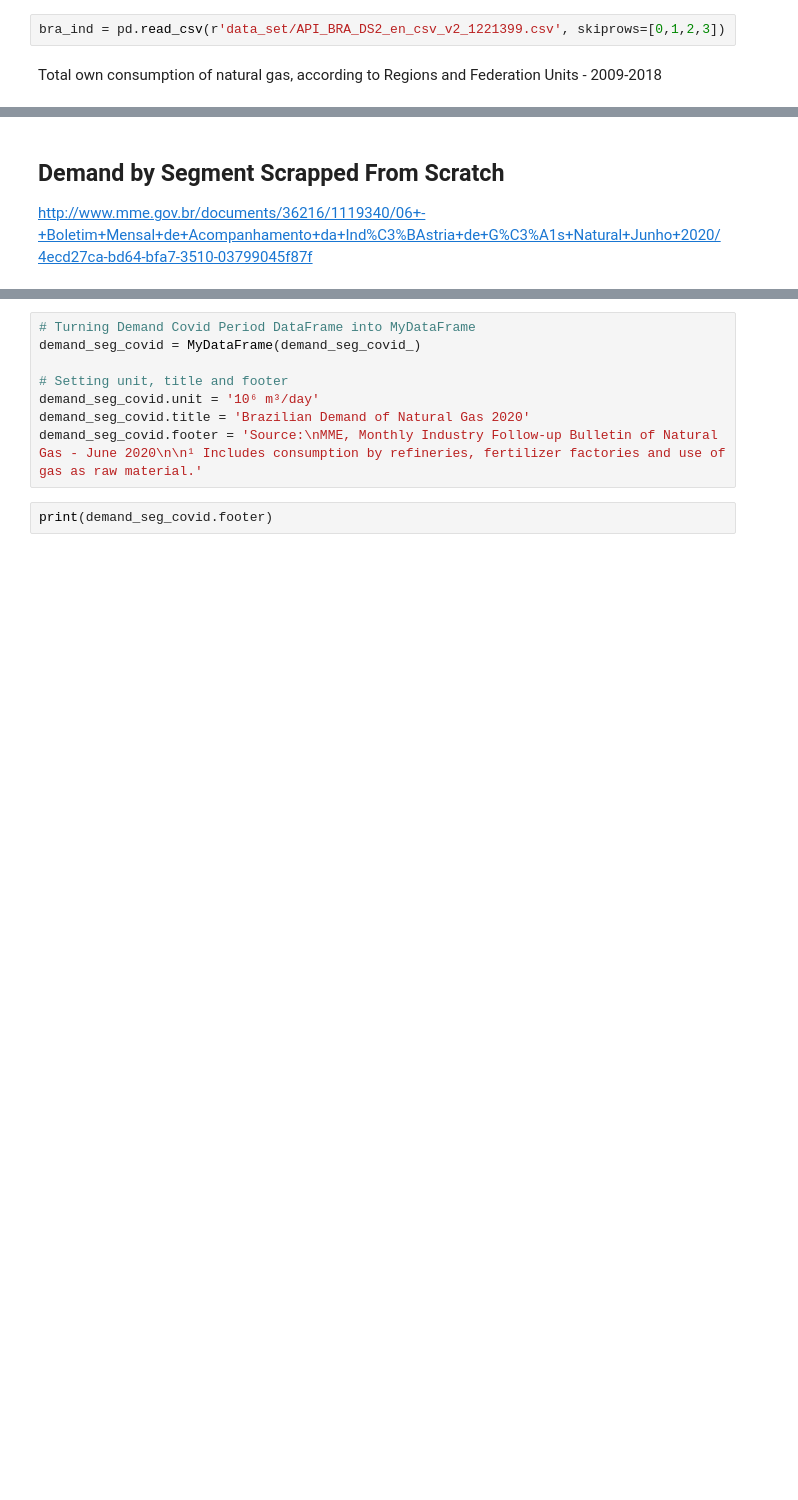
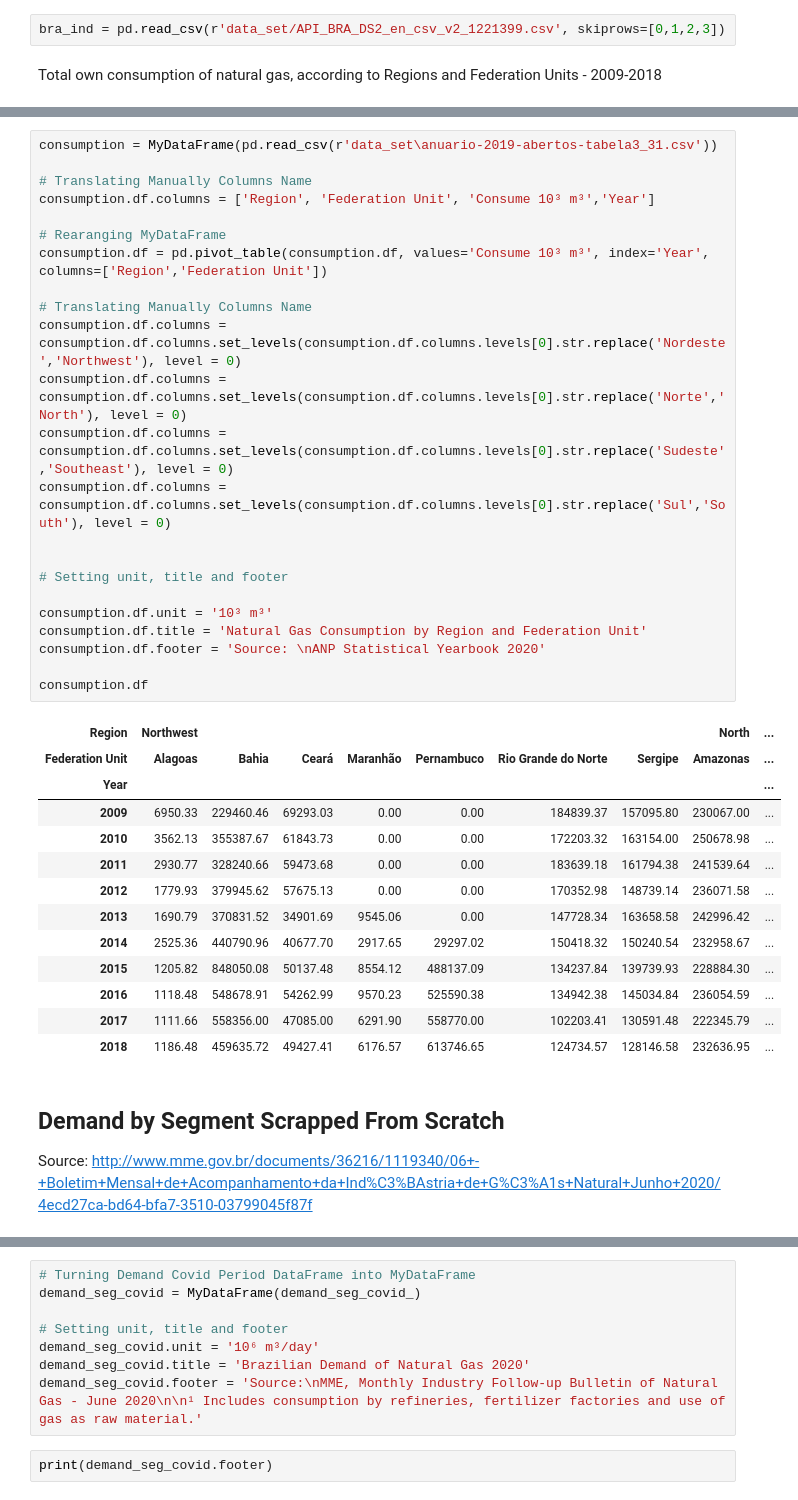
Before and after one commit to lauramsfernandes/BrazilianGasMarket, a Jupyter notebook: naturalGas_Wrangling.ipynb, the cells around one changed output, grey strips where cells are left out. Cells and saved outputs as stored; diff of their text form; blank space fills up the shorter version.

Commit message:
Fixing Consumption DataFrame

```diff
--- a/naturalGas_Wrangling.ipynb
+++ b/naturalGas_Wrangling.ipynb
@@ -433,7 +395,44 @@ consumption.df
+# %%
+consumption = MyDataFrame(pd.read_csv(r'data_set\anuario-2019-abertos-tabela3_31.csv'))
+
+# Translating Manually Columns Name
+consumption.df.columns = ['Region', 'Federation Unit', 'Consume 10³ m³','Year']
+
+# Rearanging MyDataFrame
+consumption.df = pd.pivot_table(consumption.df, values='Consume 10³ m³', index='Year', columns=['Region','Federation Unit'])
+
+# Translating Manually Columns Name
+consumption.df.columns = consumption.df.columns.set_levels(consumption.df.columns.levels[0].str.replace('Nordeste','Northwest'), level = 0)
+consumption.df.columns = consumption.df.columns.set_levels(consumption.df.columns.levels[0].str.replace('Norte','North'), level = 0)
+consumption.df.columns = consumption.df.columns.set_levels(consumption.df.columns.levels[0].str.replace('Sudeste','Southeast'), level = 0)
+consumption.df.columns = consumption.df.columns.set_levels(consumption.df.columns.levels[0].str.replace('Sul','South'), level = 0)
+
+
+# Setting unit, title and footer
+
+consumption.df.unit = '10³ m³'
+consumption.df.title = 'Natural Gas Consumption by Region and Federation Unit'
+consumption.df.footer = 'Source: \nANP Statistical Yearbook 2020'
+
+consumption.df
+# %% [output]
+| Region | Northwest |  |  |  |  |  |  | North | ... |
+| Federation Unit | Alagoas | Bahia | Ceará | Maranhão | Pernambuco | Rio Grande do Norte | Sergipe | Amazonas | ... |
+| Year |  |  |  |  |  |  |  |  | ... |
+| 2009 | 6950.33 | 229460.46 | 69293.03 | 0.00 | 0.00 | 184839.37 | 157095.80 | 230067.00 | ... |
+| 2010 | 3562.13 | 355387.67 | 61843.73 | 0.00 | 0.00 | 172203.32 | 163154.00 | 250678.98 | ... |
+| 2011 | 2930.77 | 328240.66 | 59473.68 | 0.00 | 0.00 | 183639.18 | 161794.38 | 241539.64 | ... |
+| 2012 | 1779.93 | 379945.62 | 57675.13 | 0.00 | 0.00 | 170352.98 | 148739.14 | 236071.58 | ... |
+| 2013 | 1690.79 | 370831.52 | 34901.69 | 9545.06 | 0.00 | 147728.34 | 163658.58 | 242996.42 | ... |
+| 2014 | 2525.36 | 440790.96 | 40677.70 | 2917.65 | 29297.02 | 150418.32 | 150240.54 | 232958.67 | ... |
+| 2015 | 1205.82 | 848050.08 | 50137.48 | 8554.12 | 488137.09 | 134237.84 | 139739.93 | 228884.30 | ... |
+| 2016 | 1118.48 | 548678.91 | 54262.99 | 9570.23 | 525590.38 | 134942.38 | 145034.84 | 236054.59 | ... |
+| 2017 | 1111.66 | 558356.00 | 47085.00 | 6291.90 | 558770.00 | 102203.41 | 130591.48 | 222345.79 | ... |
+| 2018 | 1186.48 | 459635.72 | 49427.41 | 6176.57 | 613746.65 | 124734.57 | 128146.58 | 232636.95 | ... |
 # %% [markdown]
 ## Demand by Segment Scrapped From Scratch
 
-http://www.mme.gov.br/documents/36216/1119340/06+-+Boletim+Mensal+de+Acompanhamento+da+Ind%C3%BAstria+de+G%C3%A1s+Natural+Junho+2020/4ecd27ca-bd64-bfa7-3510-03799045f87f
+Source: http://www.mme.gov.br/documents/36216/1119340/06+-+Boletim+Mensal+de+Acompanhamento+da+Ind%C3%BAstria+de+G%C3%A1s+Natural+Junho+2020/4ecd27ca-bd64-bfa7-3510-03799045f87f
 # %%
 
 # Dict with values scrapp from MME Relatory
```
Also changed, not shown: parts of 9 cells of this notebook, 1 other file.
